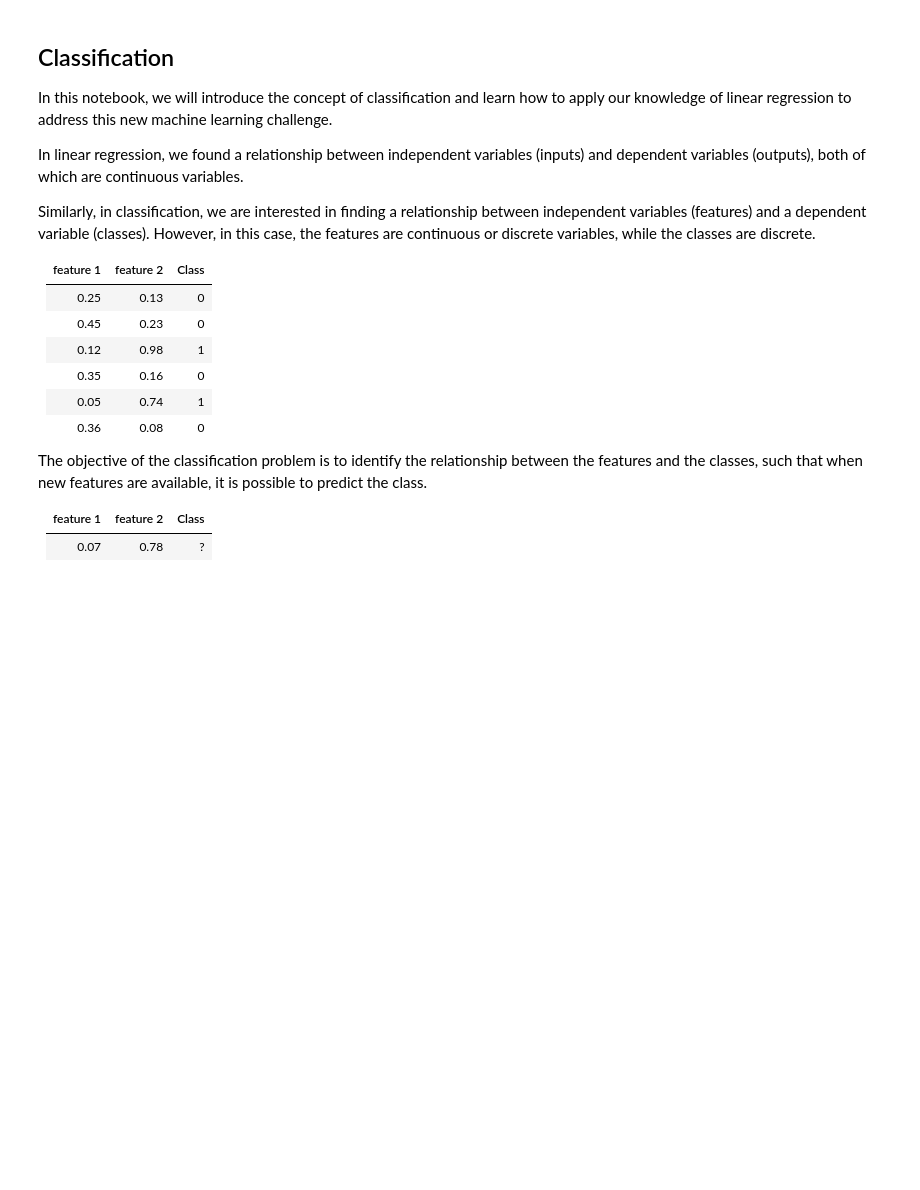
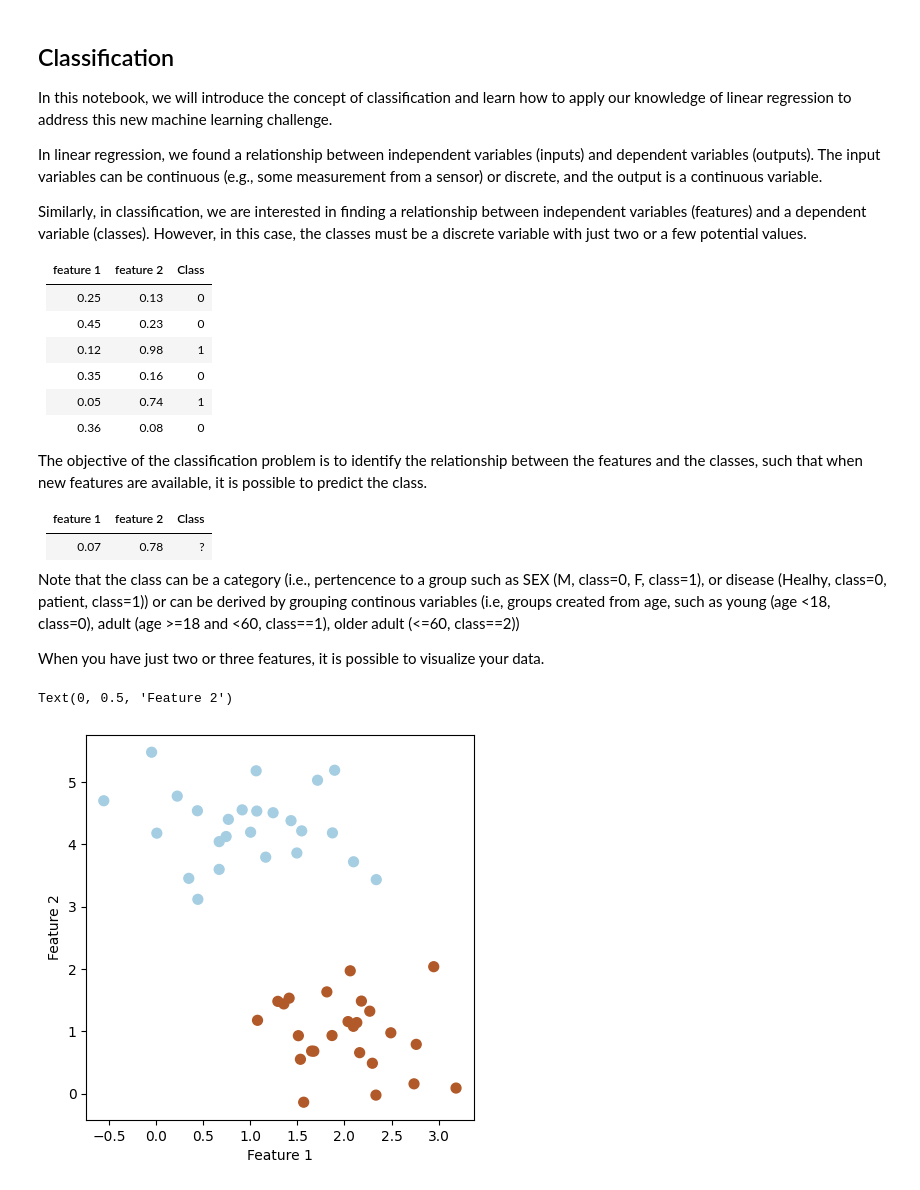
Before and after one commit to dguari1/AIforMovementScience, a Jupyter notebook: 04.01 Introduction to Logistic Regression.ipynb, the cells around one changed output. Saved outputs shown, nothing was run; the diff lists cells and outputs as text; code cells hidden in the pictures; blank space fills up the shorter version.

Commit message:
classification

```diff
--- a/04.01 Introduction to Logistic Regression.ipynb
+++ b/04.01 Introduction to Logistic Regression.ipynb
@@ -3,10 +3,9 @@
 
 In this notebook, we will introduce the concept of classification and learn how to apply our knowledge of linear regression to address this new machine learning challenge.
 
-In linear regression, we found a relationship between independent variables (inputs) and dependent variables (outputs), both of which are continuous variables.
+In linear regression, we found a relationship between independent variables (inputs) and dependent variables (outputs). The input variables can be continuous (e.g., some measurement from a sensor) or discrete, and the output is a continuous variable.
 
-Similarly, in classification, we are interested in finding a relationship between independent variables (features) and a dependent variable (classes). However, in this case, the features are continuous or discrete variables, while the classes are discrete.
-
+Similarly, in classification, we are interested in finding a relationship between independent variables (features) and a dependent variable (classes). However, in this case, the classes must be a discrete variable with just two or a few potential values.
 
 | feature 1 | feature 2 | Class|
 |--|--|--|
@@ -23,3 +22,26 @@ The objective of the classification problem is to identify the relationship betw
 | feature 1 | feature 2 | Class|
 |--|--|--|
 |0.07 | 0.78| ?|
+
+Note that the class can be a category (i.e., pertencence to a group such as SEX (M, class=0, F, class=1), or disease (Healhy, class=0, patient,  class=1)) or can be derived by grouping continous variables (i.e, groups created from age, such as young (age <18, class=0),  adult (age >=18 and <60, class==1), older adult (<=60, class==2))
+
+When you have just two or three features, it is possible to visualize your data.
+# %%
+from sklearn.datasets import make_blobs
+import numpy as np
+import matplotlib.pyplot as plt
+
+
+# create 50 separable points
+X, y = make_blobs(n_samples=50, centers=2,
+                  random_state=0, cluster_std=0.60)
+
+# plot the data
+fig, ax = plt.subplots(figsize=(5, 5))
+point_style = dict(cmap='Paired', s=50)
+ax.scatter(X[:, 0], X[:, 1], c=y, **point_style)
+plt.xlabel('Feature 1')
+plt.ylabel('Feature 2')
+# %% [output]
+Text(0, 0.5, 'Feature 2')
+[figure, added]
```
Also changed, not shown: parts of 15 cells of this notebook, 1 other file.
